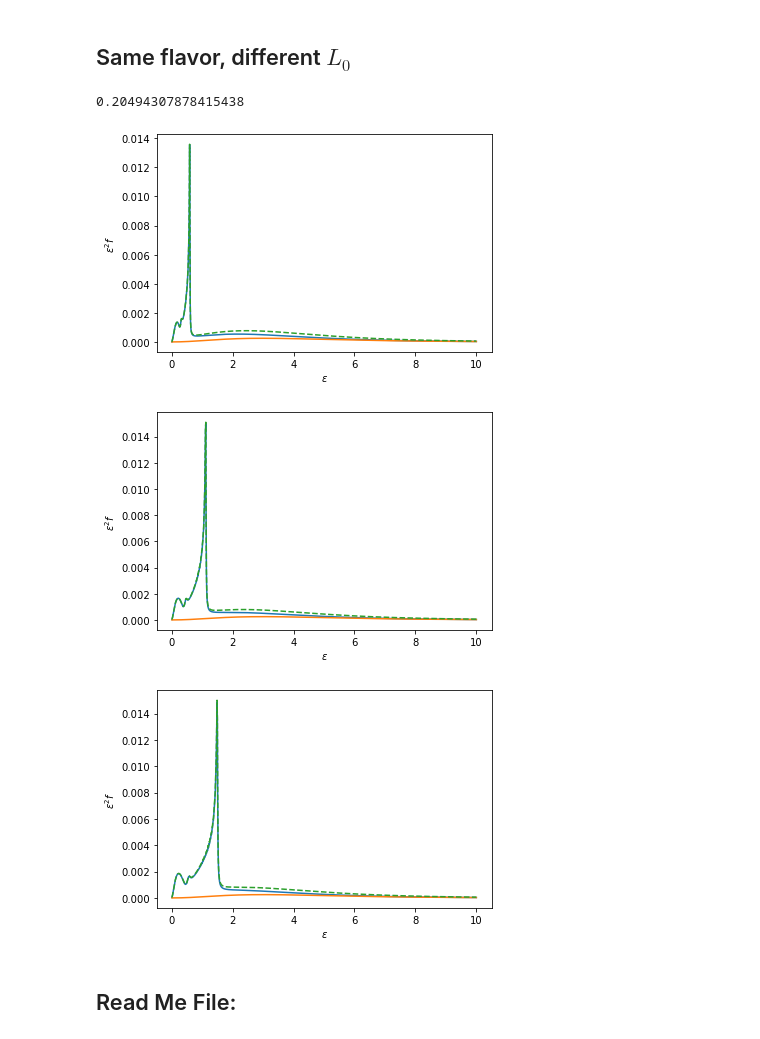
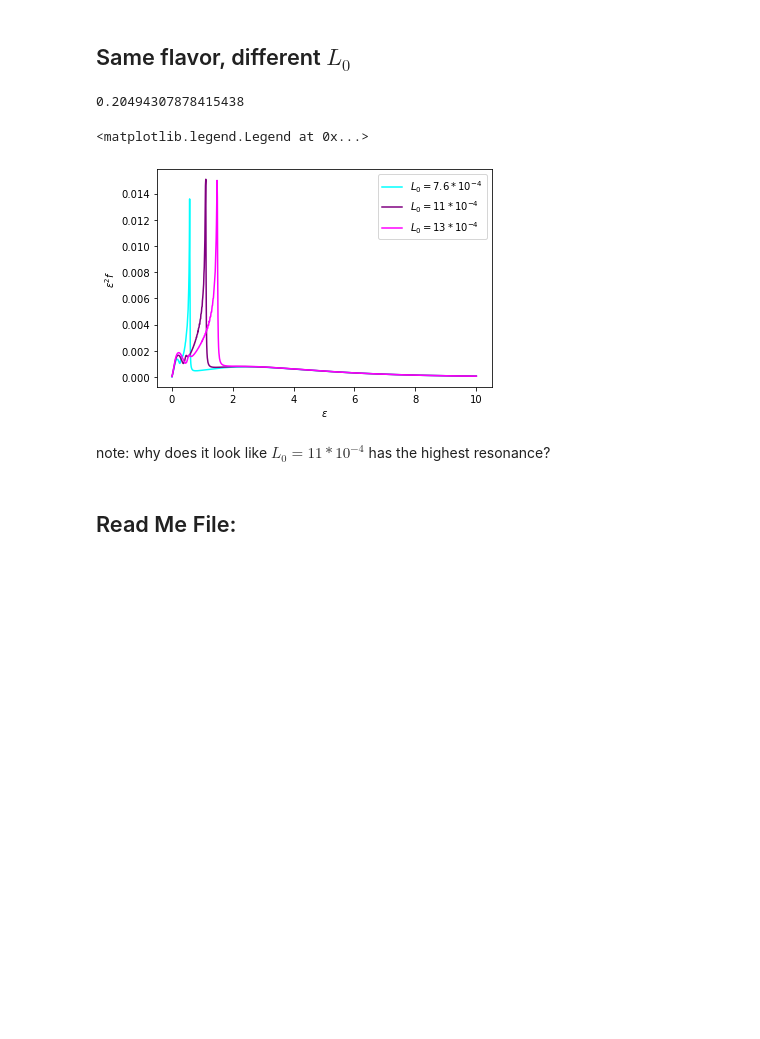
Before and after one commit to nuLABatUSD/dm_sterile_production, a Jupyter notebook: Testing_Sterile_Production_function.ipynb, the cells around one changed output. Drawn from its saved outputs; the diff is of its cells as text; code cells hidden in the pictures; blank space fills up the shorter version.

```diff
--- a/Testing_Sterile_Production_function.ipynb
+++ b/Testing_Sterile_Production_function.ipynb
@@ -58,14 +71,33 @@ plt.legend(['electron', 'muon', 'tau'])
 # %% [markdown]
 ## Same flavor, different $L_0$
+# %%
+E.sterile_production(1000, 'electron', 0.064, 10**(-10), 7.6e-4, make_plot=False, folder_name="Neutrino Data")
+E.sterile_production(1000, 'electron', 0.064, 10**(-10), 11e-4, make_plot=False, folder_name="Neutrino Data")
+E.sterile_production(1000, 'electron', 0.064, 10**(-10), 13e-4, make_plot=False, folder_name="Neutrino Data")
+# %% [output]
+0.20494307878415438
 # %%
-E.sterile_production(1000, 'electron', 0.064, 10**(-10), 7.6e-4, make_plot=True)
-E.sterile_production(1000, 'electron', 0.064, 10**(-10), 11e-4, make_plot=True)
-E.sterile_production(1000, 'electron', 0.064, 10**(-10), 13e-4, make_plot=True)
+data_e = np.load('electronx0.00076x1e-10.npz')
+data_mu = np.load('electronx0.0011x1e-10.npz')
+data_tau = np.load('electronx0.0013x1e-10.npz')
+
+fe_e = data_e['final_distribution']
+fe_mu = data_mu['final_distribution']
+fe_tau = data_tau['final_distribution']
+epsilon = data_e['epsilon']
+plt.figure()
+plt.plot(epsilon, epsilon**(2)*fe_e, color = 'cyan' )
+plt.plot(epsilon, epsilon**(2)*fe_mu,  color = 'purple')
+plt.plot(epsilon, epsilon**(2)*fe_tau, color = 'magenta')
+plt.xlabel(r'$\epsilon$')
+plt.ylabel(r"$\epsilon^2 f$")
+#plt.xlim(0.8,1.75)
+plt.legend(['$L_0 = 7.6*10^{-4}$', '$L_0 = 11*10^{-4}$', '$L_0 = 13*10^{-4}$'])
 # %% [output]
-0.20494307878415438
+<matplotlib.legend.Legend at 0x...>
-[figure, old version]
+[figure, new version]
-[figure, removed]
-[figure, removed]
+# %% [markdown]
+note: why does it look like $L_0 = 11*10^{-4}$ has the highest resonance?
 # %% [markdown]
 ## Read Me File:
 # %% [markdown]
```
Also changed, not shown: parts of 8 cells of this notebook, 1 other file.
